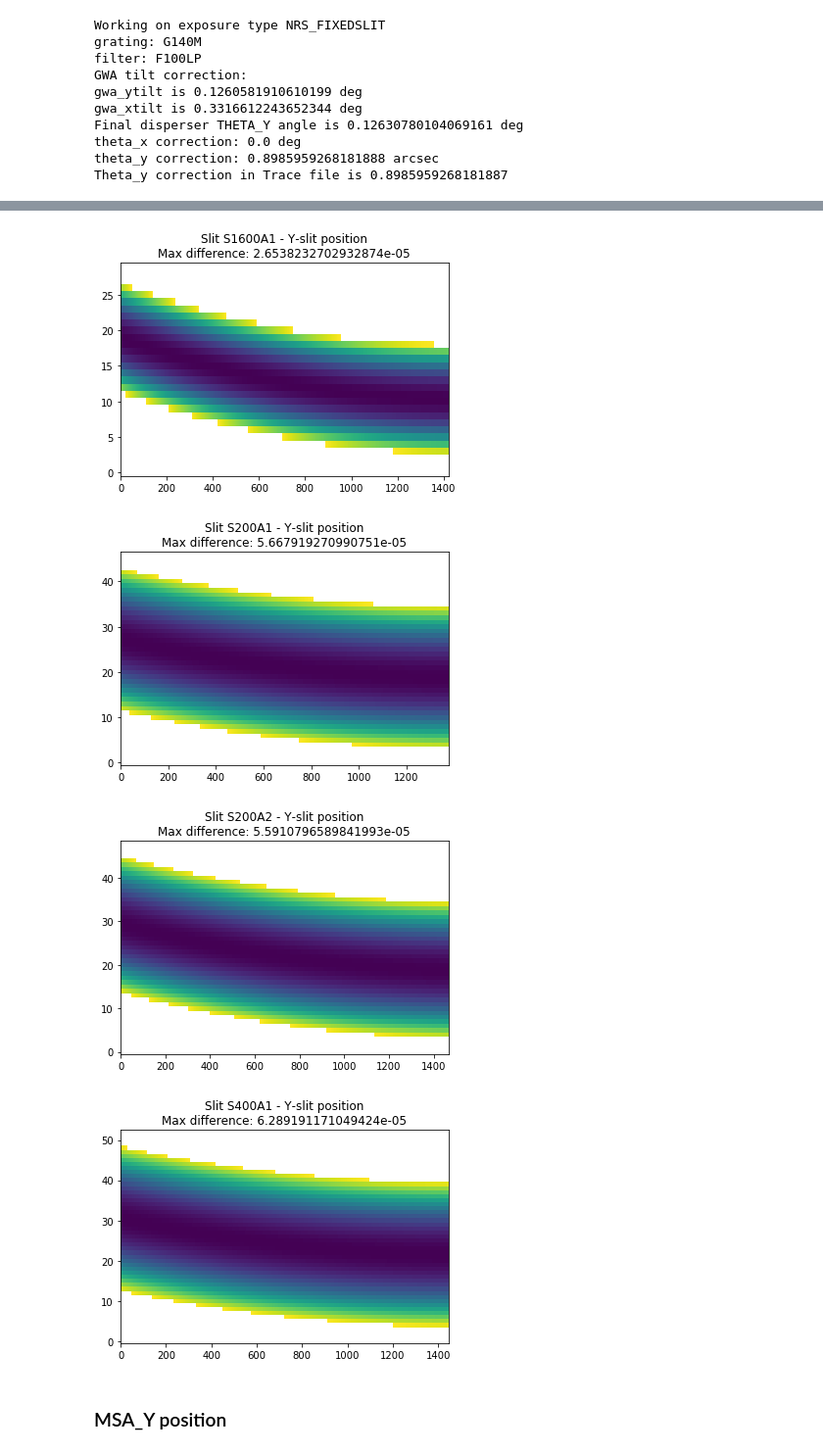
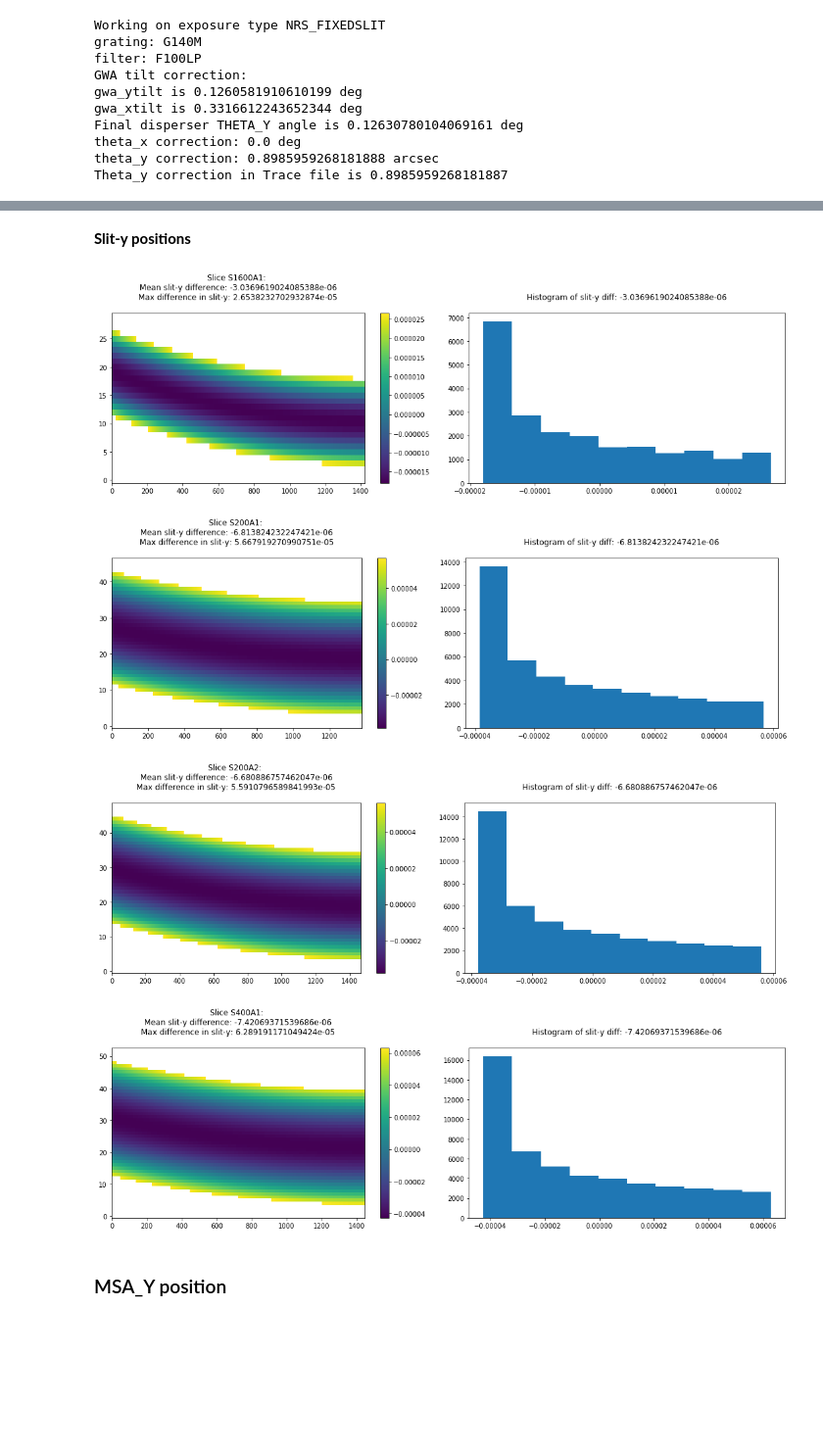
Before and after one commit to nden/nrs_testing, a Jupyter notebook: fs/NRS1_FS.ipynb, the cells around one changed output, grey strips where cells are left out. Shown: that part at 98% size. Drawn from its saved outputs; the diff is of its cells as text; code cells hidden in the pictures; blank space fills up the shorter version.

```diff
--- a/fs/NRS1_FS.ipynb
+++ b/fs/NRS1_FS.ipynb
@@ -213,25 +138,58 @@ for trace in esa:
-# %%
-from jwst.assign_wcs import nirspec
-
-# Open the file as a data model.
-im = datamodels.ImageModel("nrs1_fs_assign_wcs.fits")
-for trace in esa:
-    s = fits.getval(trace, 'SLITID')
-    slit = test_slits.map_slit_names[s]
-    # get the WCS object of this slice
-    slice_w = nirspec.nrs_wcs_set_input(im, slit)
-
-    diff = test_slits.test_yslit(slice_w, trace)
-
-    title = "Slit {0} - Y-slit position".format(slit)
-    title += "\nMax difference: {0}".format(np.abs(diff)[~np.isnan(diff)].max())
-    plt.title(title)
-    plt.imshow(diff, aspect='auto')
-    plt.show()
-# %% [output]
-[figure, removed]
-[figure, removed]
-[figure, removed]
-[figure, removed]
+# %% [markdown]
+**Slit-y positions**
+# %%
+for trace in esa:
+    # Open the Trace file and ead the extensions
+    tr = fits.open(trace)
+    #tr.info()
+    lam1 = tr[4].data
+    slit1 = tr[5].data
+    msay1 = tr[7].data
+    pyw = wcs.WCS(tr[4].header)
+    slice_id = map_slit_names[tr[0].header['SLITID']]
+    tr.close()
+
+    # Create x, y indices using the Trace WCS
+    y, x =np.mgrid[:lam1.shape[0], : lam1.shape[1]]
+    x1, y1 = pyw.all_pix2world(x, y, 0)
+
+    # Get the WCS for this particular slice
+    wcs_slice = nirspec.nrs_wcs_set_input(im, slice_id)
+
+    # Compute the difference in slit-y positions
+    detector2slit = wcs_slice.get_transform("detector", "slit_frame")
+    sx, sy, lam = detector2slit(x1-1, y1-1)
+    # For pixels where lam == NaN, set the value to -1
+
+    nanind = np.isnan(lam)
+    oneind = lam1 == -1
+    sy[nanind] = np.nan
+    sy[oneind] = np.nan
+    slit1[nanind] = np.nan
+    slit1[oneind] = np.nan
+    diffslit = sy - slit1
+    notnan = ~np.isnan(slit1)
+
+    # Plot differences and some statistics
+    title1 = "Slice {}: \n".format(slice_id)
+    title1 += "Mean slit-y difference: {}\n".format(np.mean(diffslit[notnan]))
+    title1 += "Max difference in slit-y: {}\n".format(np.max(diffslit[notnan]))
+
+    title2 = "Histogram of slit-y diff: {}\n".format(np.mean(diffslit[notnan]))
+    fig = plt.figure(figsize=(15, 5))
+    ax1 = plt.subplot(1,2,1)
+    i1 = ax1.imshow(diffslit, aspect='auto')
+    plt.title(title1)
+    plt.colorbar(i1, ax=ax1 )
+    ax2 = plt.subplot(1,2,2)
+    i2 = ax2.hist(diffslit[notnan].flatten())
+    plt.title(title2)
+
+    fig.tight_layout()
+# %% [output]
+[figure, added]
+[figure, added]
+[figure, added]
+[figure, added]
 # %% [markdown]
 ### MSA_Y position
```
Also changed, not shown: parts of 11 cells of this notebook, 3 other files.
